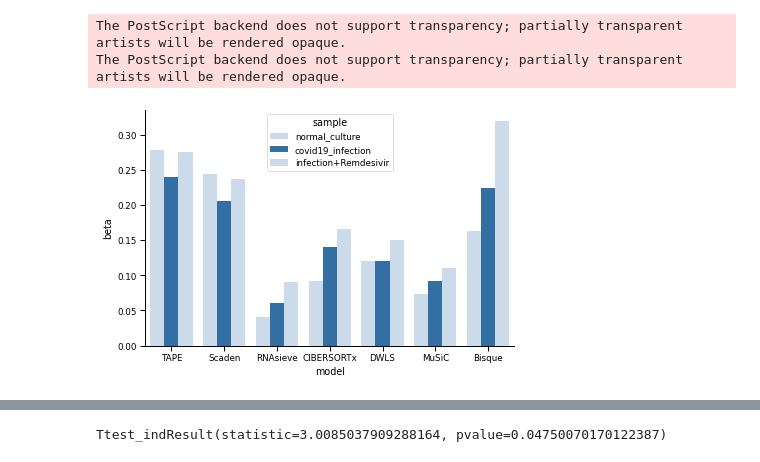
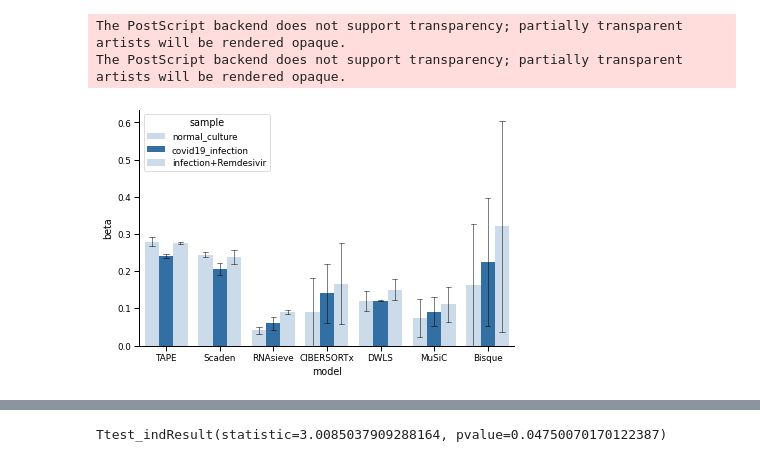
Before and after one commit to poseidonchan/TAPE, a Jupyter notebook: Experiments/Figures/covid_islet_analysis.ipynb, the cells around one changed output, grey strips where cells are left out. Saved outputs shown, nothing was run; the diff lists cells and outputs as text; code cells hidden in the pictures.

```diff
--- a/Experiments/Figures/covid_islet_analysis.ipynb
+++ b/Experiments/Figures/covid_islet_analysis.ipynb
@@ -70,19 +70,19 @@ data = pd.concat([tape,scaden,rnasieve,csx,dwls,music,bisque])
 colors = sns.color_palette('Blues',3)
 # %%
 fig,ax = plt.subplots(figsize=(6,4))
-sns.barplot(data=data,x='model',y='beta',hue='sample',ci=0,
+sns.barplot(data=data,x='model',y='beta',hue='sample',ci=95,errwidth=0.5,errcolor='black',capsize=0.1,
             palette={'normal_culture':colors[0],
                      'covid19_infection':colors[2],
                      'infection+Remdesivir':colors[0]})
 ax.spines['top'].set_visible(False)
 ax.spines['right'].set_visible(False)
 plt.tight_layout()
 fig.savefig('islet.eps',format='eps',dpi=300)
 plt.show()
 # %% [output]
 The PostScript backend does not support transparency; partially transparent artists will be rendered opaque.
 The PostScript backend does not support transparency; partially transparent artists will be rendered opaque.
-[figure, old version]
+[figure, new version]
 # %%
 data
 # %% [output]
```
Also changed, not shown: 13 other files.
